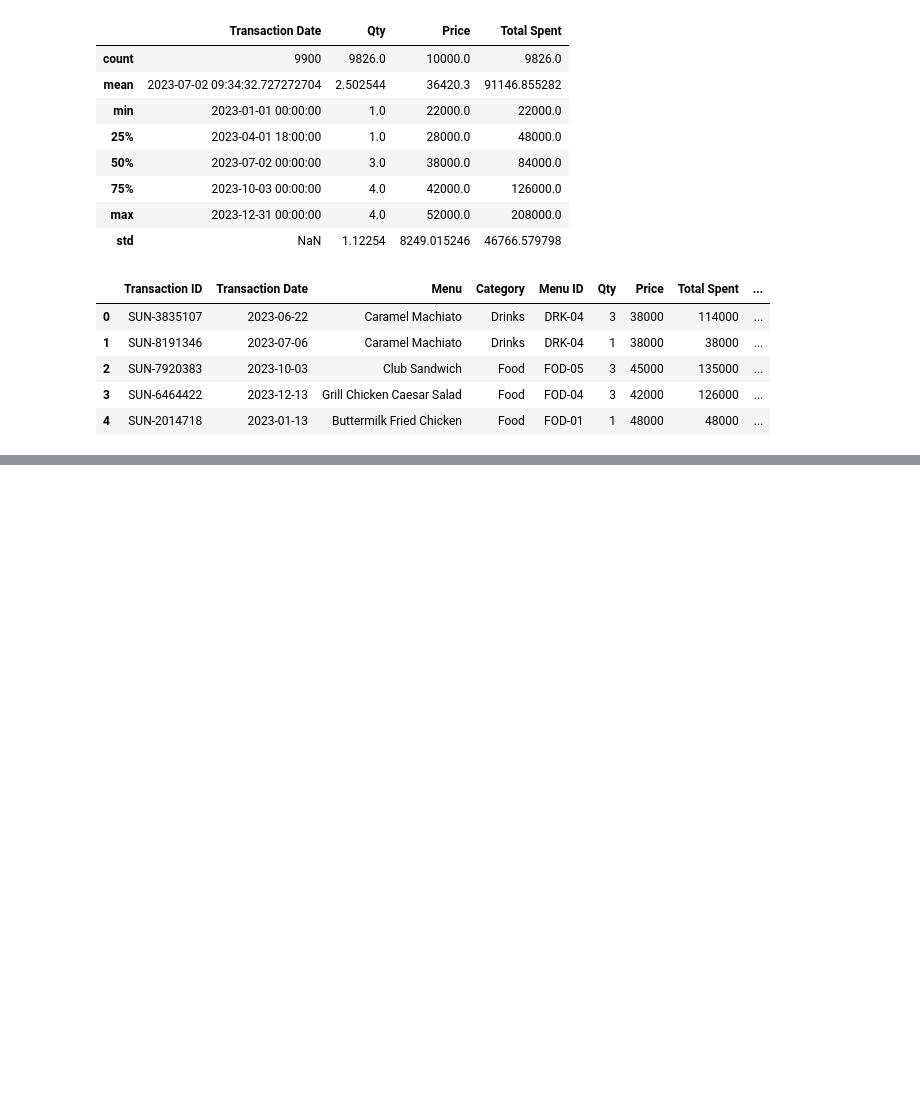
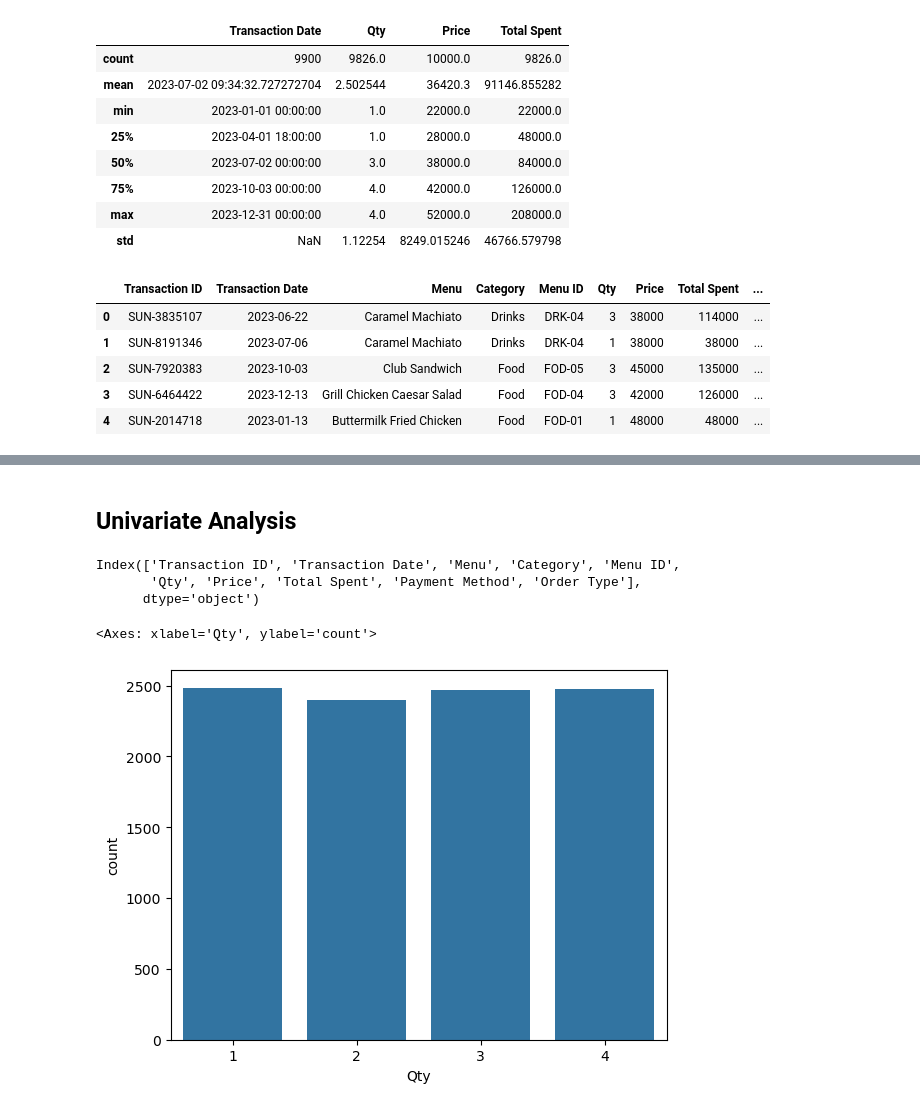
Before and after one commit to Sreesanth-e/EDA, a Jupyter notebook: dirty_dataset/Clean_cafe_sales_1.ipynb, the cells around one changed output, grey strips where cells are left out. Drawn from its saved outputs; the diff is of its cells as text; code cells hidden in the pictures; blank space fills up the shorter version.

```diff
--- a/dirty_dataset/Clean_cafe_sales_1.ipynb
+++ b/dirty_dataset/Clean_cafe_sales_1.ipynb
@@ -738,0 +805,15 @@ df.head()
+# %% [markdown]
+## Univariate Analysis
+# %%
+df.columns
+# %% [output]
+Index(['Transaction ID', 'Transaction Date', 'Menu', 'Category', 'Menu ID',
+       'Qty', 'Price', 'Total Spent', 'Payment Method', 'Order Type'],
+      dtype='object')
+# %%
+import seaborn as sns
+
+sns.countplot(x = 'Qty' , data = df)
+# %% [output]
+<Axes: xlabel='Qty', ylabel='count'>
+[figure, added]
```
Also changed, not shown: parts of 7 cells of this notebook.
